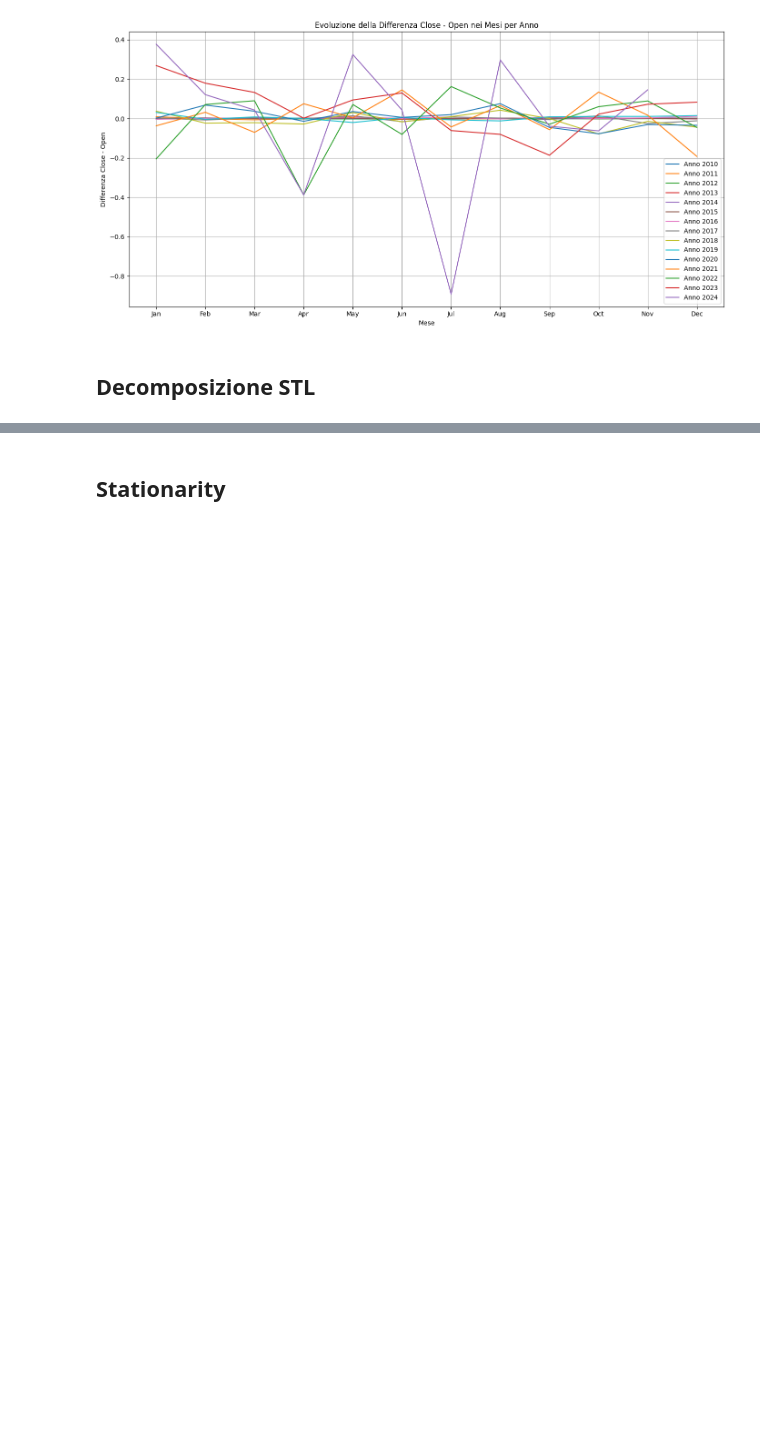
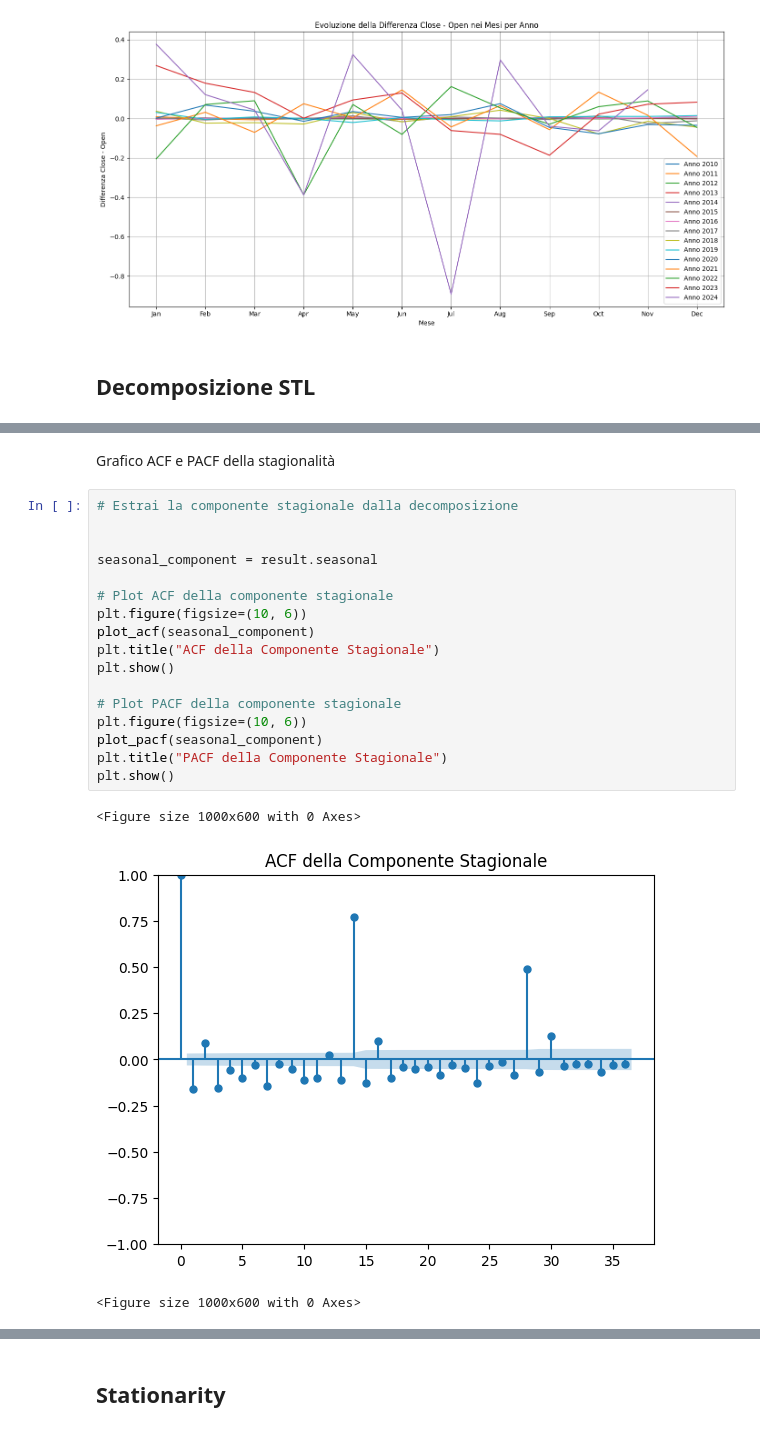
Before and after one commit to lucabellantee/Time-series-analysis, a Jupyter notebook: time_series_stocks.ipynb, the cells around one changed output, grey strips where cells are left out. Saved outputs shown, nothing was run; the diff lists cells and outputs as text; blank space fills up the shorter version.

```diff
--- a/time_series_stocks.ipynb
+++ b/time_series_stocks.ipynb
@@ -178,0 +226,23 @@ fig = res.plot()
+# %% [markdown]
+Grafico ACF e PACF della stagionalità
+# %%
+# Estrai la componente stagionale dalla decomposizione
+
+
+seasonal_component = result.seasonal
+
+# Plot ACF della componente stagionale
+plt.figure(figsize=(10, 6))
+plot_acf(seasonal_component)
+plt.title("ACF della Componente Stagionale")
+plt.show()
+
+# Plot PACF della componente stagionale
+plt.figure(figsize=(10, 6))
+plot_pacf(seasonal_component)
+plt.title("PACF della Componente Stagionale")
+plt.show()
+# %% [output]
+<Figure size 1000x600 with 0 Axes>
+[figure, added]
+<Figure size 1000x600 with 0 Axes>
```
Also changed, not shown: parts of 16 cells of this notebook, 1 other file.
